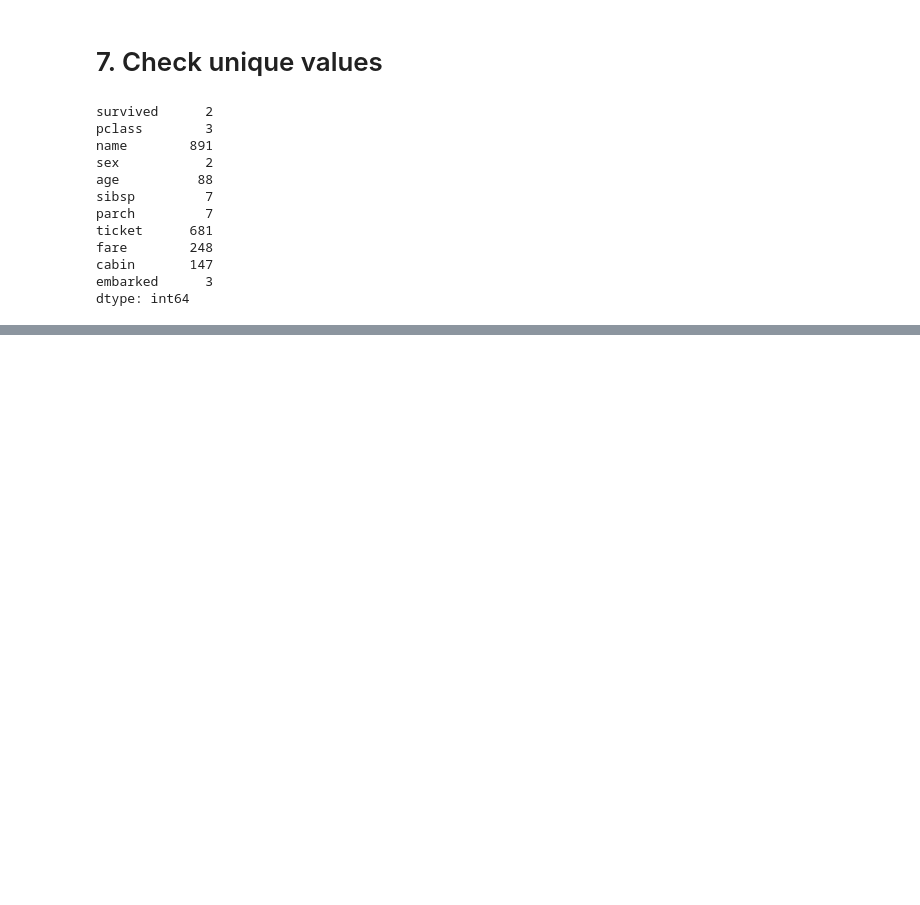
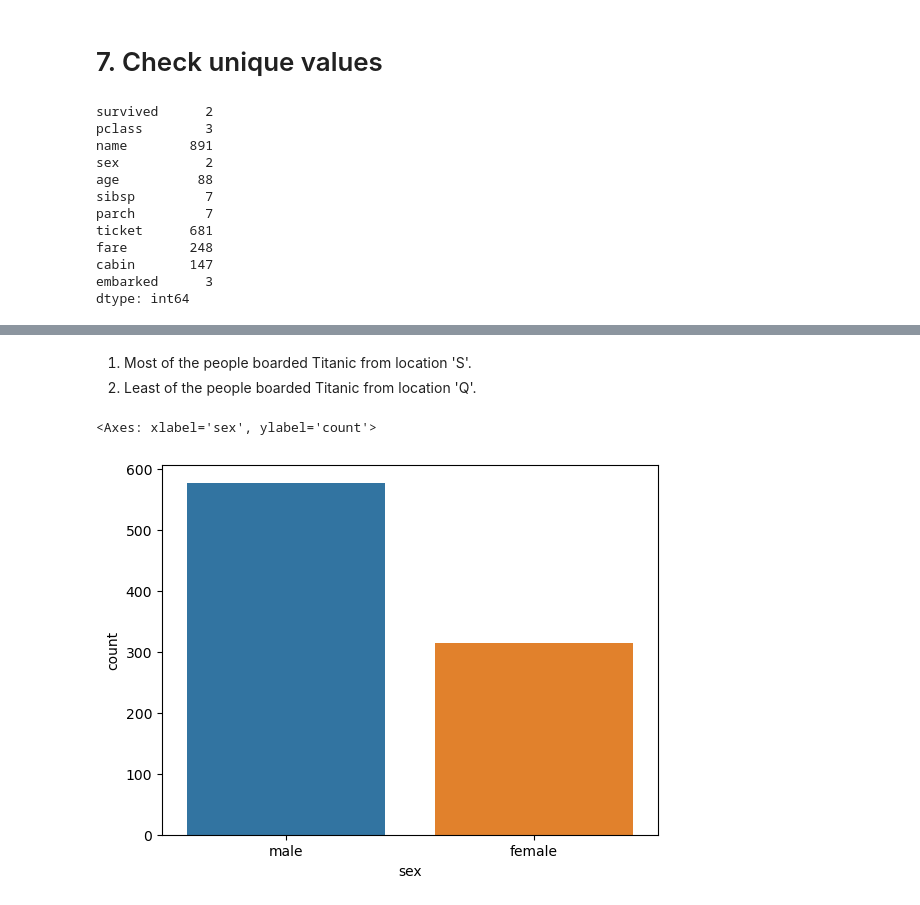
Before and after one commit to DeepjyotiBhattacharjee/EDA-and-Feature-Engineering-for-Data-Science-, a Jupyter notebook: EDA and Feature Engineering Day 1.ipynb, the cells around one changed output, grey strips where cells are left out. Saved outputs shown, nothing was run; the diff lists cells and outputs as text; code cells hidden in the pictures; blank space fills up the shorter version.

```diff
--- a/EDA and Feature Engineering Day 1.ipynb
+++ b/EDA and Feature Engineering Day 1.ipynb
@@ -192,0 +283,8 @@ df.corr()
+# %% [markdown]
+1. Most of the people boarded Titanic from location 'S'.
+2. Least of the people boarded Titanic from location 'Q'.
+# %%
+sns.countplot(df,x='sex')
+# %% [output]
+<Axes: xlabel='sex', ylabel='count'>
+[figure, added]
```
Also changed, not shown: parts of 30 cells of this notebook.
